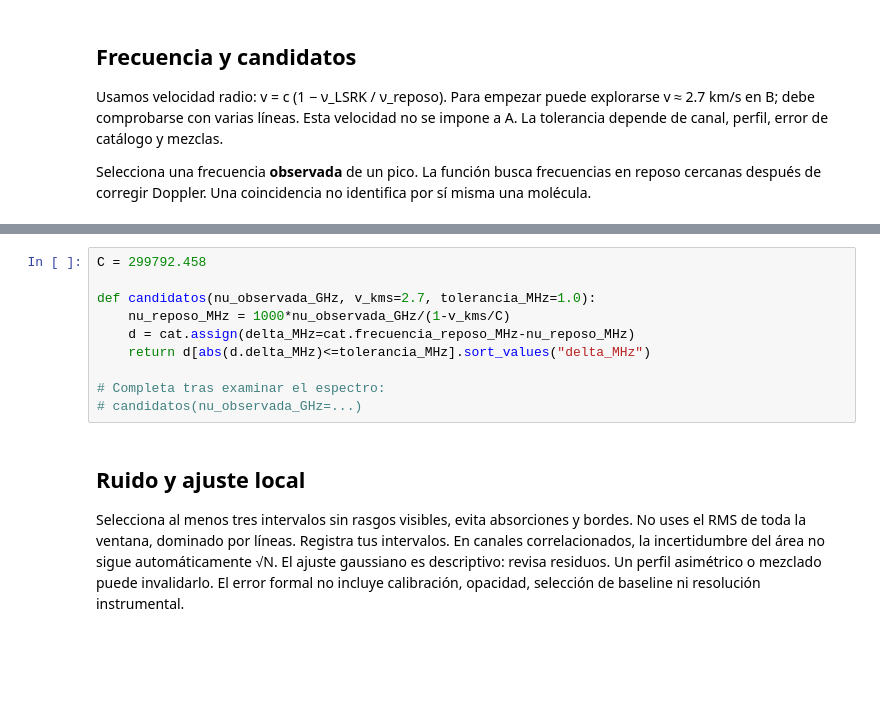
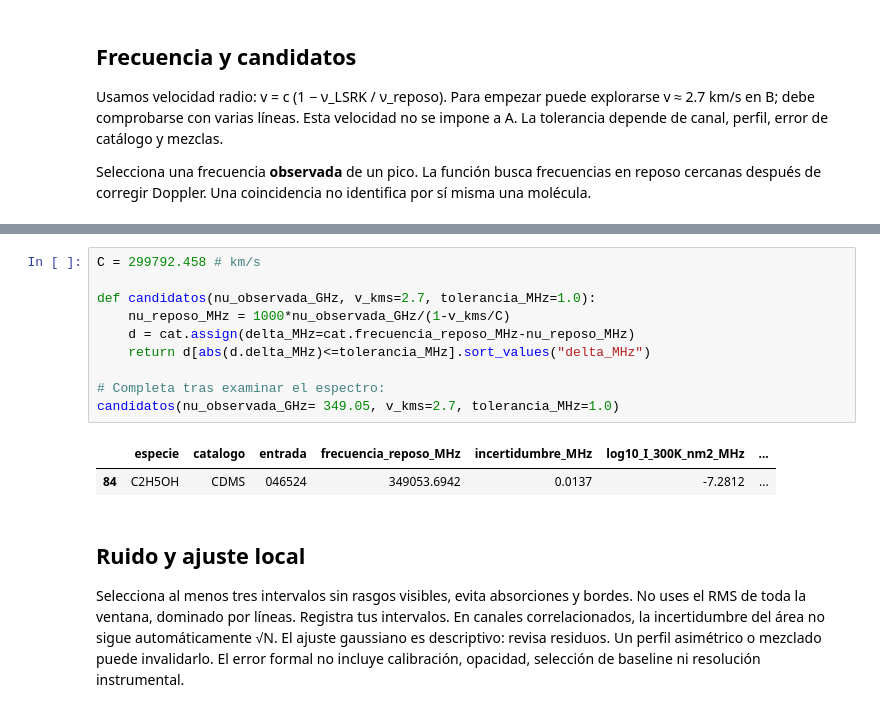
Before and after one commit to Carlitos-m/Skyntists, a Jupyter notebook: herramientas/Inicio_AstroHack.ipynb, the cells around one changed output, grey strips where cells are left out. Cells and saved outputs as stored; diff of their text form; blank space fills up the shorter version.

```diff
--- a/herramientas/Inicio_AstroHack.ipynb
+++ b/herramientas/Inicio_AstroHack.ipynb
@@ -50,13 +149,16 @@ Selecciona una frecuencia **observada** de un pico. La función busca frecuencia
 # %%
-C = 299792.458
+C = 299792.458 # km/s
 
 def candidatos(nu_observada_GHz, v_kms=2.7, tolerancia_MHz=1.0):
     nu_reposo_MHz = 1000*nu_observada_GHz/(1-v_kms/C)
     d = cat.assign(delta_MHz=cat.frecuencia_reposo_MHz-nu_reposo_MHz)
     return d[abs(d.delta_MHz)<=tolerancia_MHz].sort_values("delta_MHz")
 
 # Completa tras examinar el espectro:
-# candidatos(nu_observada_GHz=...)
+candidatos(nu_observada_GHz= 349.05, v_kms=2.7, tolerancia_MHz=1.0)
+# %% [output]
+|  | especie | catalogo | entrada | frecuencia_reposo_MHz | incertidumbre_MHz | log10_I_300K_nm2_MHz | ... |
+| 84 | C2H5OH | CDMS | 046524 | 349053.6942 | 0.0137 | -7.2812 | ... |
 # %% [markdown]
 ## Ruido y ajuste local
 Selecciona al menos tres intervalos sin rasgos visibles, evita absorciones y bordes. No uses el RMS de toda la ventana, dominado por líneas. Registra tus intervalos. En canales correlacionados, la incertidumbre del área no sigue automáticamente √N.
```
Also changed, not shown: parts of 4 cells of this notebook.
